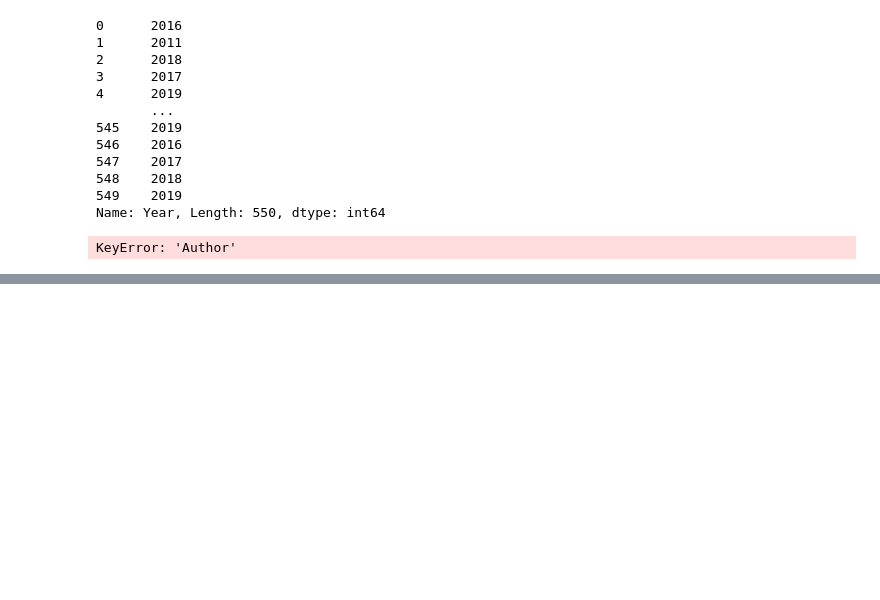
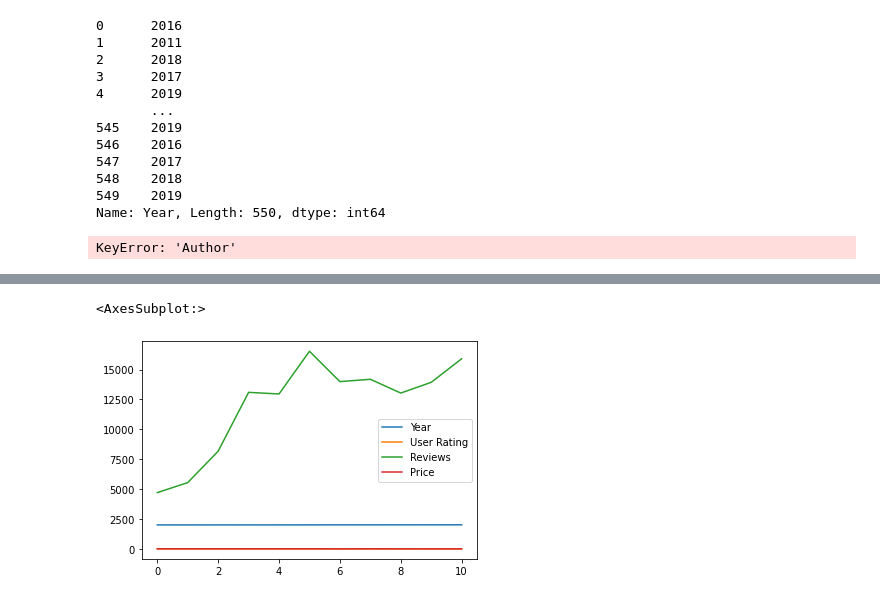
Before and after one commit to kav09/Analysis_of_Best_Selling_Books, a Jupyter notebook: notebookvis.ipynb, the cells around one changed output, grey strips where cells are left out. Cells and saved outputs as stored; diff of their text form; code cells hidden in the pictures; blank space fills up the shorter version.

```diff
--- a/notebookvis.ipynb
+++ b/notebookvis.ipynb
@@ -367,0 +374,5 @@ KeyError: 'Author'
+# %%
+df_apps[df_apps['Price']>0].groupby('Year').mean().reset_index().plot(kind='line')
+# %% [output]
+<AxesSubplot:>
+[figure, added]
```
Also changed, not shown: parts of 1 cell of this notebook, 4 other files.
